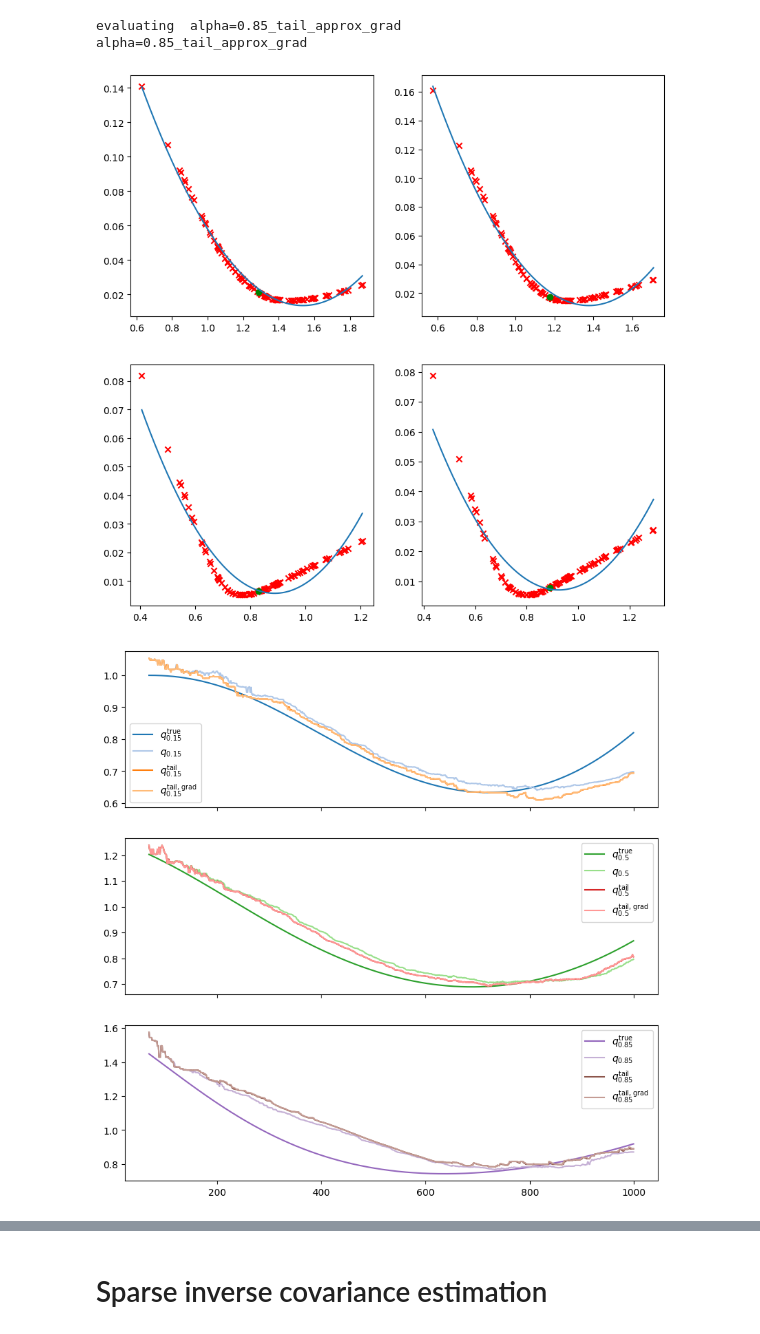
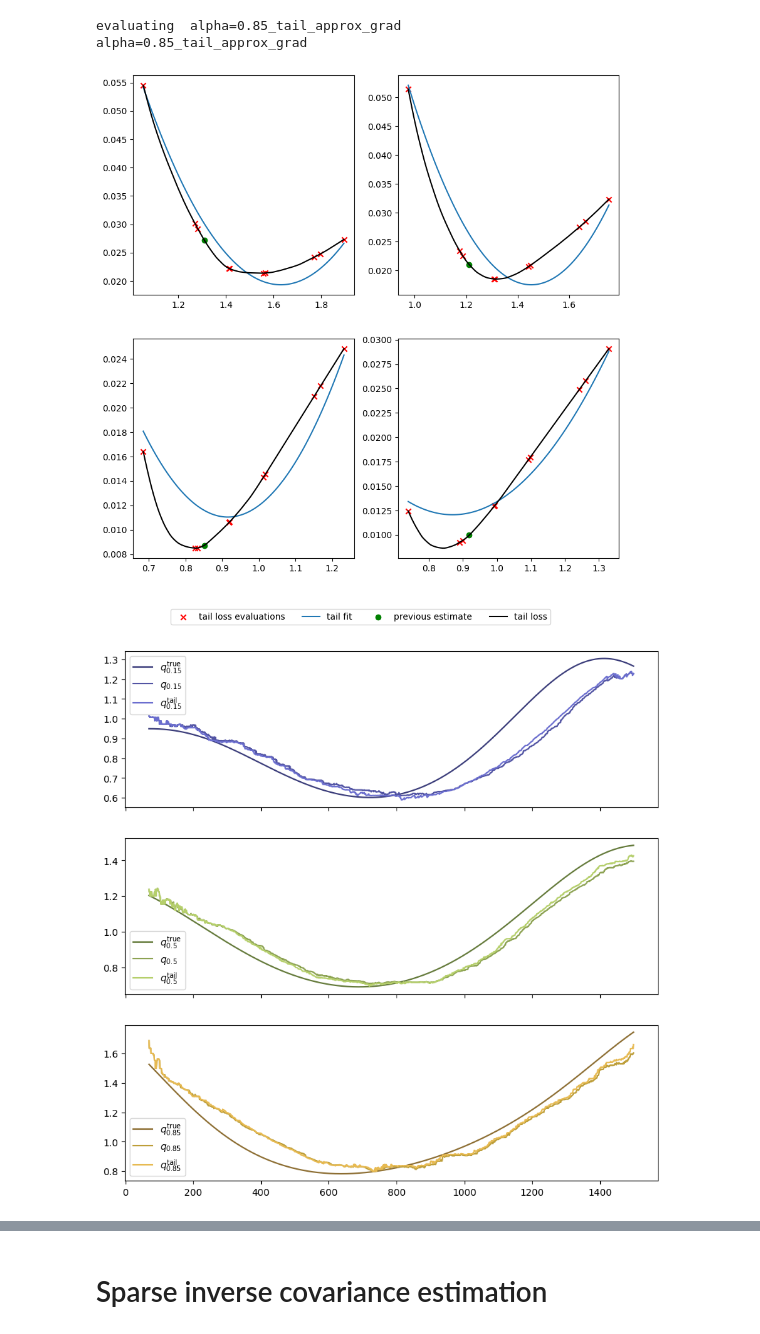
Before and after one commit to cvxgrp/ewmm_code, a Jupyter notebook: experiments.ipynb, the cells around one changed output, grey strips where cells are left out. Cells and saved outputs as stored; diff of their text form; code cells hidden in the pictures.

Commit message:
update plots

```diff
--- a/experiments.ipynb
+++ b/experiments.ipynb
@@ -126,7 +126,7 @@ plt.savefig("../ewmm/figures/logistic_time.pdf")
 sigma_sample = .2
 np.random.seed(13)
 
-T = 1000
+T = 1500
 d = 1
 # four = RandomFourier(d=d, T=T, k_fouier=10, sigma=.1)
 # _, _, thetas = four.gen(T)
@@ -142,7 +142,7 @@ P_3 = 1100
 P_4 = 1700
 t = np.arange(T)
 thetas = a * np.sin((2 * np.pi * t)/ P_1) + b * np.cos((2 * np.pi * t)/ P_2)
-sigmas = c * np.sin((2 * np.pi * t)/ P_3) + d * np.cos((2 * np.pi * t)/ P_4) + .1
+sigmas = c * np.sin((2 * np.pi * t)/ P_3) + d * np.cos((2 * np.pi * t)/ P_4) + .15
 
 y = sp.stats.lognorm.rvs(s=sigmas, scale=np.exp(thetas))
 # y = np.random.randn(T) * sigmas + thetas
@@ -190,23 +190,32 @@ alpha=0.85_tail_approx_grad
 # %%
 D = models[-1].plot_data
 D = [D[0], D[1], D[-2], D[-1]]
 n = len(D)
 fig, axs = plt.subplots(2, 2, figsize=(10, 10))
 for i, d in enumerate(D):
-    x,y,z, p, prev, f_prev = d
+    x,y,z, p, prev, f_prev, x_, y_ = d
     plt.sca(axs[i//2, i%2])
     plt.scatter(x, y, marker="x", color="red", label="tail loss evaluations")
     plt.plot(z, p, label="tail fit")
     plt.scatter(prev, f_prev, color="green", label="previous estimate")
+    plt.plot(x_, y_, color="black", label="tail loss")
+
+# add a one shared legend for all subplots, but only show the first four entries
+# in the legend
+# remove the last 12 entries from the legend
+handles, labels = axs[0,0].get_legend_handles_labels()
+fig.legend(handles[:4], labels[:4], loc="lower center", ncol=4)
 
 plt.savefig("../ewmm/figures/quantile_tail_fit.pdf")
 # %% [output]
-[figure, old version]
+[figure, new version]
 # %%
 i = 0
 
-# use color map tab20b
-colors = plt.get_cmap('tab20')
+
+# colors = plt.get_cmap('tab20')
+# use colorblind friendly colors other than tab10
+colors = plt.get_cmap('tab20b')
 
 fig, axs = plt.subplots(3, 1, figsize=(10, 10), sharex=True)
 for alpha in [.15,.5,.85]:
@@ -228,10 +237,10 @@ for alpha in [.15,.5,.85]:
     plt.plot(t, true_q[H:], label=r"$q_{{{}}}^{{\text{{true}}}}$".format(alpha), color = colors(c))
     plt.plot(t, preds_full[H:], label=r"$q_{{{}}}$".format(alpha), color = colors(c+1))
     plt.plot(t, preds_tail[H:], label=r"$q_{{{}}}^{{\text{{tail}}}}$".format(alpha), color = colors(c+2))
-    plt.plot(t, preds_tail_grad[H:], label=r"$q_{{{}}}^{{\text{{tail, grad}}}}$".format(alpha), color = colors(c+3))
+    # plt.plot(t, preds_tail_grad[H:], label=r"$q_{{{}}}^{{\text{{tail, grad}}}}$".format(alpha), color = colors(c+3))
     plt.legend()
     i += 1
 
 plt.savefig("../ewmm/figures/quantile.pdf")
 # %% [output]
-[figure, old version]
+[figure, new version]
```
Also changed, not shown: parts of 7 cells of this notebook, 1 other file.
